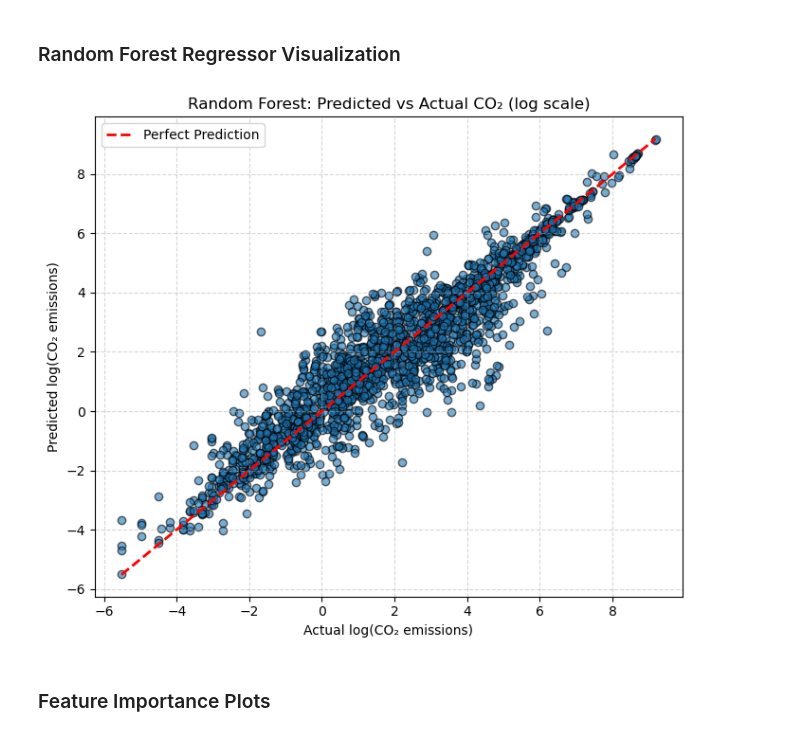
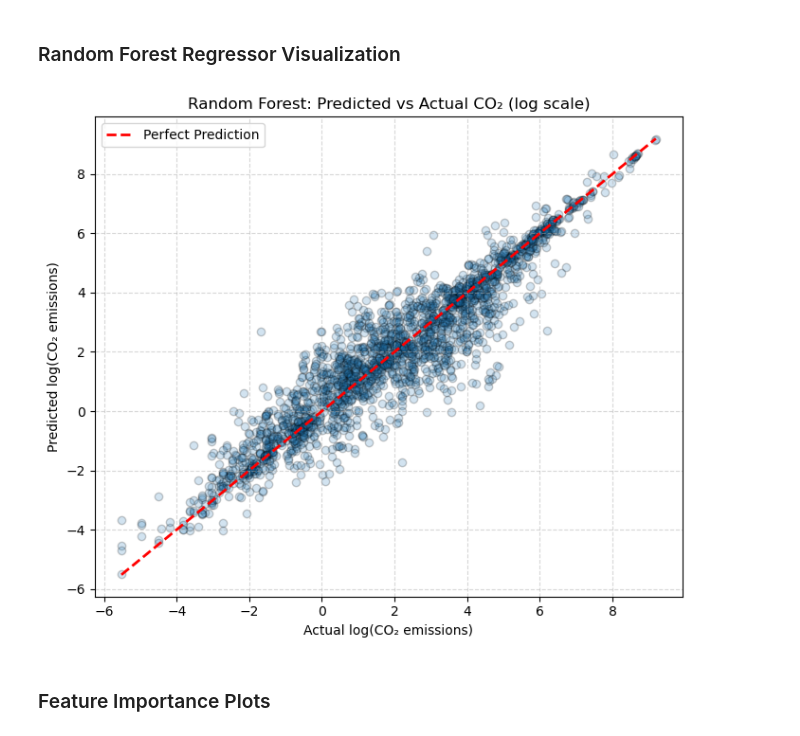
Before and after one commit to BurakJalohaukka/co2-gdp-eda-ml, a Jupyter notebook: co2_vs_gdp.ipynb, the cells around one changed output. Cells and saved outputs as stored; diff of their text form; code cells hidden in the pictures.

```diff
--- a/co2_vs_gdp.ipynb
+++ b/co2_vs_gdp.ipynb
@@ -315,19 +333,19 @@ MAE (in raw CO₂ units): 6.82e+01
 # %%
 # Scatter plot for predicted vs actual (log scale)
 plt.figure(figsize=(7, 6))
-plt.scatter(y_test, y_pred_rf, alpha=0.6, edgecolor='k')
+plt.scatter(y_test, y_pred_rf, alpha=0.2, edgecolor='k')
 plt.plot([y_test.min(), y_test.max()], [y_test.min(), y_test.max()],
          'r--', lw=2, label='Perfect Prediction')
 
 plt.xlabel("Actual log(CO₂ emissions)")
 plt.ylabel("Predicted log(CO₂ emissions)")
 plt.title("Random Forest: Predicted vs Actual CO₂ (log scale)")
 plt.legend()
 plt.grid(True, linestyle='--', alpha=0.5)
 plt.tight_layout()
 plt.show()
 # %% [output]
-[figure, old version]
+[figure, new version]
 # %% [markdown]
 ### Feature Importance Plots
 # %%
```
Also changed, not shown: parts of 12 cells of this notebook.
